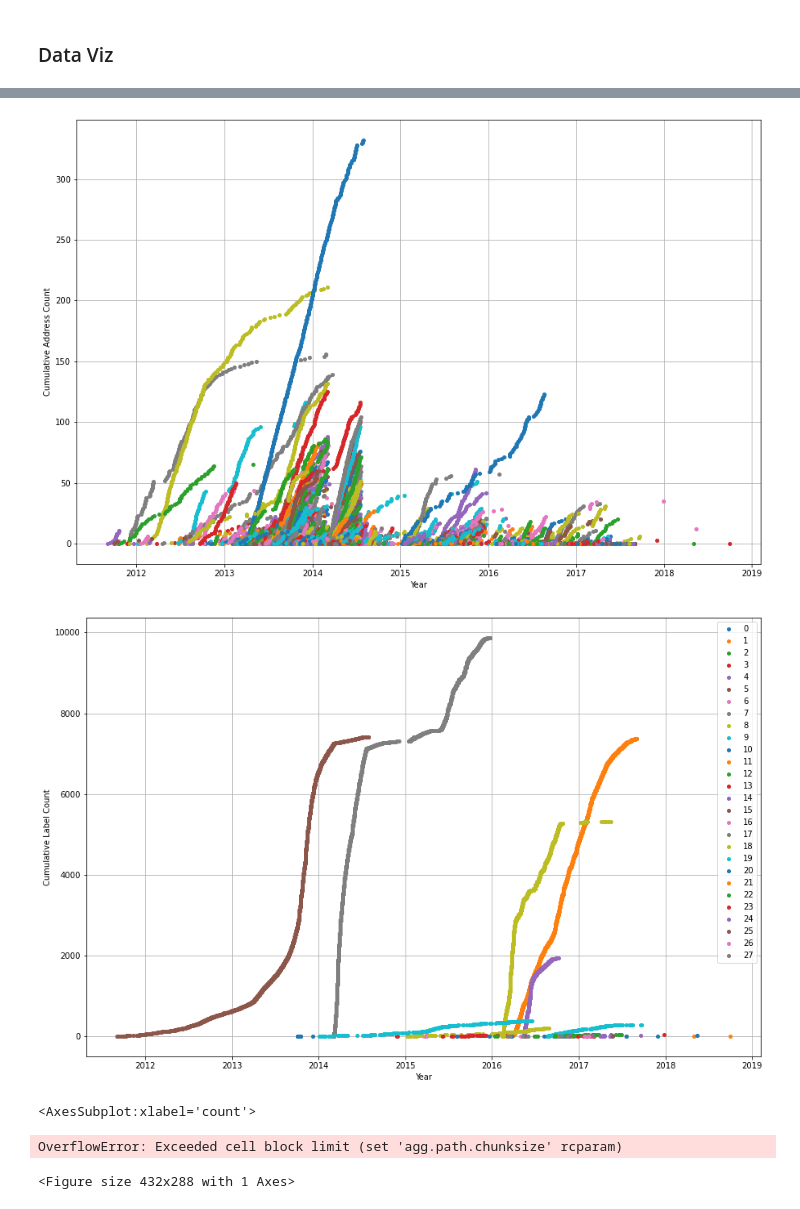
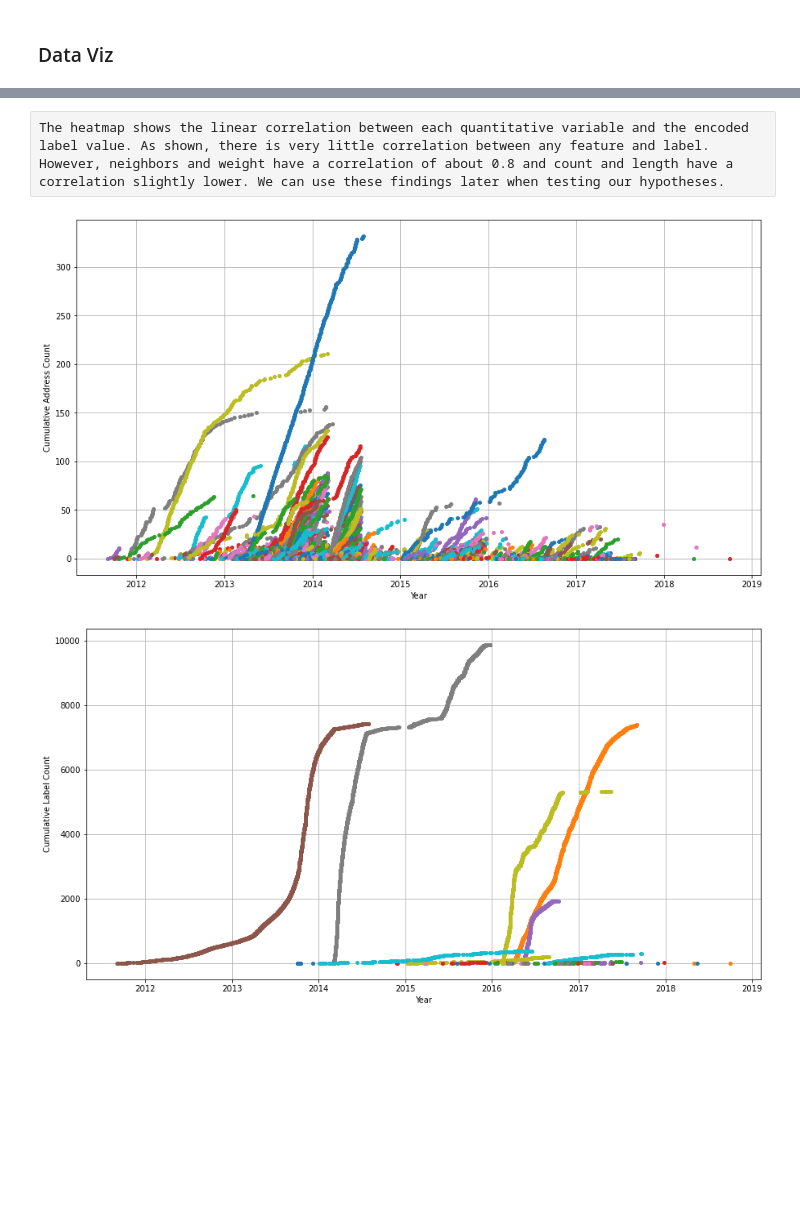
Before and after one commit to jtbenson116/datahacks2021, a Jupyter notebook: dogeCOIN.ipynb, the cells around one changed output, grey strips where cells are left out. Saved outputs shown, nothing was run; the diff lists cells and outputs as text; code cells hidden in the pictures; blank space fills up the shorter version.

```diff
--- a/dogeCOIN.ipynb
+++ b/dogeCOIN.ipynb
@@ -4,6 +18,10 @@ import numpy as np
 import matplotlib.pyplot as plt
 from sklearn import preprocessing
 import seaborn as sns
+import matplotlib as mpl
+mpl.rcParams['agg.path.chunksize'] = 10000
+from scipy.stats import pearsonr
+from sklearn.neighbors import KNeighborsClassifier
 # %%
 raw_df = pd.read_csv('~/Downloads/bitcoin_train.csv').drop('Unnamed: 0',axis=1)
 df_test = pd.read_csv('~/Downloads/bitcoin_test.csv').drop('Unnamed: 0',axis=1)
@@ -38,5 +54,5 @@ def preprocessor(df):
     df = df.drop(to_standardize,axis=1).join(df[to_standardize].apply(standardize))
     return df
 # %%
-df = preprocessor(raw_df)
+df = preprocessor(raw_df.copy())
 # %%
@@ -66,29 +93,24 @@ Text(0.5, 1.0, 'Income')
+# %% [raw]
+The heatmap shows the linear correlation between each quantitative variable and the encoded label value. As shown, there is very little correlation between any feature and label. However, neighbors and weight have a correlation of about 0.8 and count and length have a correlation slightly lower. We can use these findings later when testing our hypotheses.
 # %%
-# how many of each non-white label do we have?
-plt.figure(figsize=(15,10))
+# how many of each address do we have from ransoms?
+plt.figure(figsize=(15,8))
 for name, group in ransom[['address','address_cumcount','date']].groupby('address'):
     plt.plot(group['date'],group['address_cumcount'],label=name,marker='o',markersize=4,linestyle='')
 plt.grid()
 plt.xlabel('Year')
 plt.ylabel('Cumulative Address Count')
 plt.show()
 # %% [output]
-[figure, old version]
+[figure, new version]
 # %%
-# how many of each random label do we have?
-plt.figure(figsize=(15,10))
+# how many of each ransom label do we have?
+plt.figure(figsize=(15,8))
 for name, group in ransom[['label','label_cumcount','date']].groupby('label'):
     plt.plot(group['date'],group['label_cumcount'],label=name,marker='o',markersize=4,linestyle='')
-plt.legend()
 plt.grid()
 plt.xlabel('Year',)
 plt.ylabel('Cumulative Label Count')
 plt.show()
 # %% [output]
-[figure, old version]
+[figure, new version]
-# %%
-df.plot('count','looped')
-# %% [output]
-<AxesSubplot:xlabel='count'>
-OverflowError: Exceeded cell block limit (set 'agg.path.chunksize' rcparam)
-<Figure size 432x288 with 1 Axes>
```
Also changed, not shown: parts of 20 cells of this notebook.
